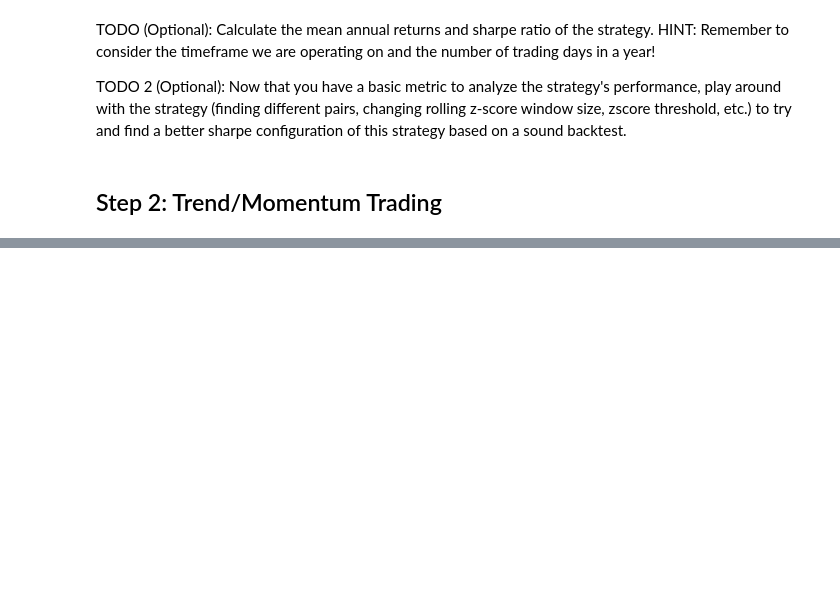
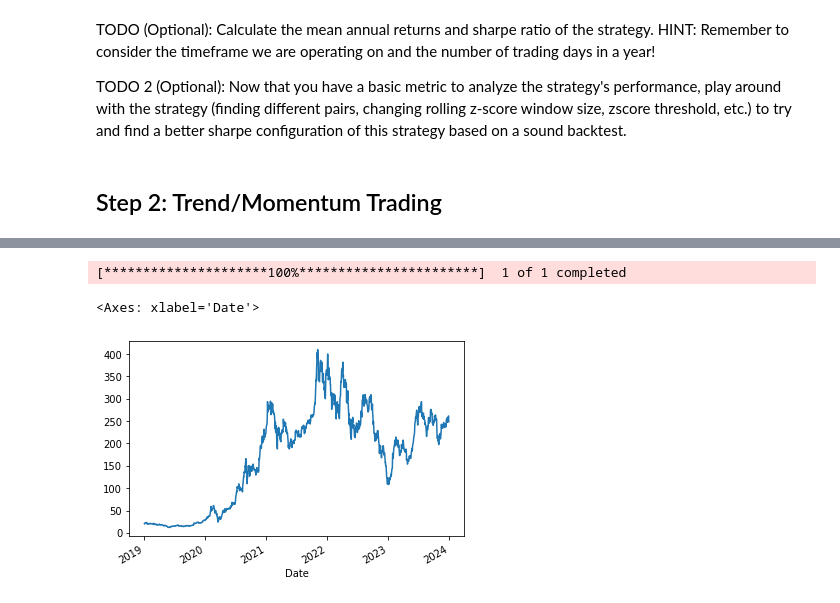
Before and after one commit to georgelord0/DGQT-Algo-Trading-Cohort, a Jupyter notebook: Week 3/DGQT_Algo_Trading_Cohort_Wk_3.ipynb, the cells around one changed output, grey strips where cells are left out. Cells and saved outputs as stored; diff of their text form; code cells hidden in the pictures; blank space fills up the shorter version.

```diff
--- a/Week 3/DGQT_Algo_Trading_Cohort_Wk_3.ipynb
+++ b/Week 3/DGQT_Algo_Trading_Cohort_Wk_3.ipynb
@@ -90,0 +99,7 @@ TODO 2 (Optional): Now that you have a basic metric to analyze the strategy's pe
+# %%
+tsla_price = yf.download("TSLA", start="2019-01-01", end="2024-01-01")['Adj Close']
+tsla_price["TSLA"].plot()
+# %% [output]
+[*********************100%***********************]  1 of 1 completed
+<Axes: xlabel='Date'>
+[figure, added]
```
Also changed, not shown: parts of 6 cells of this notebook.
